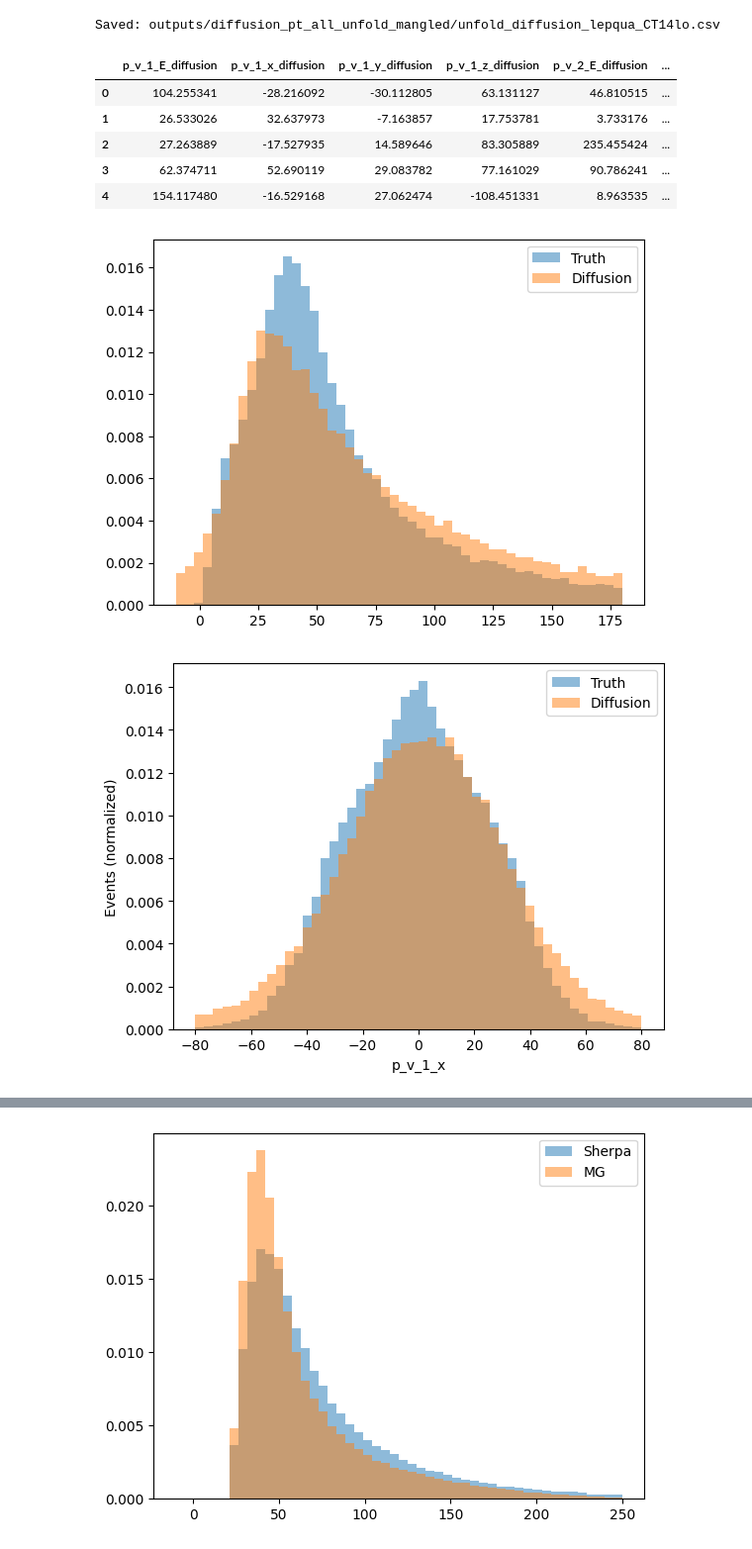
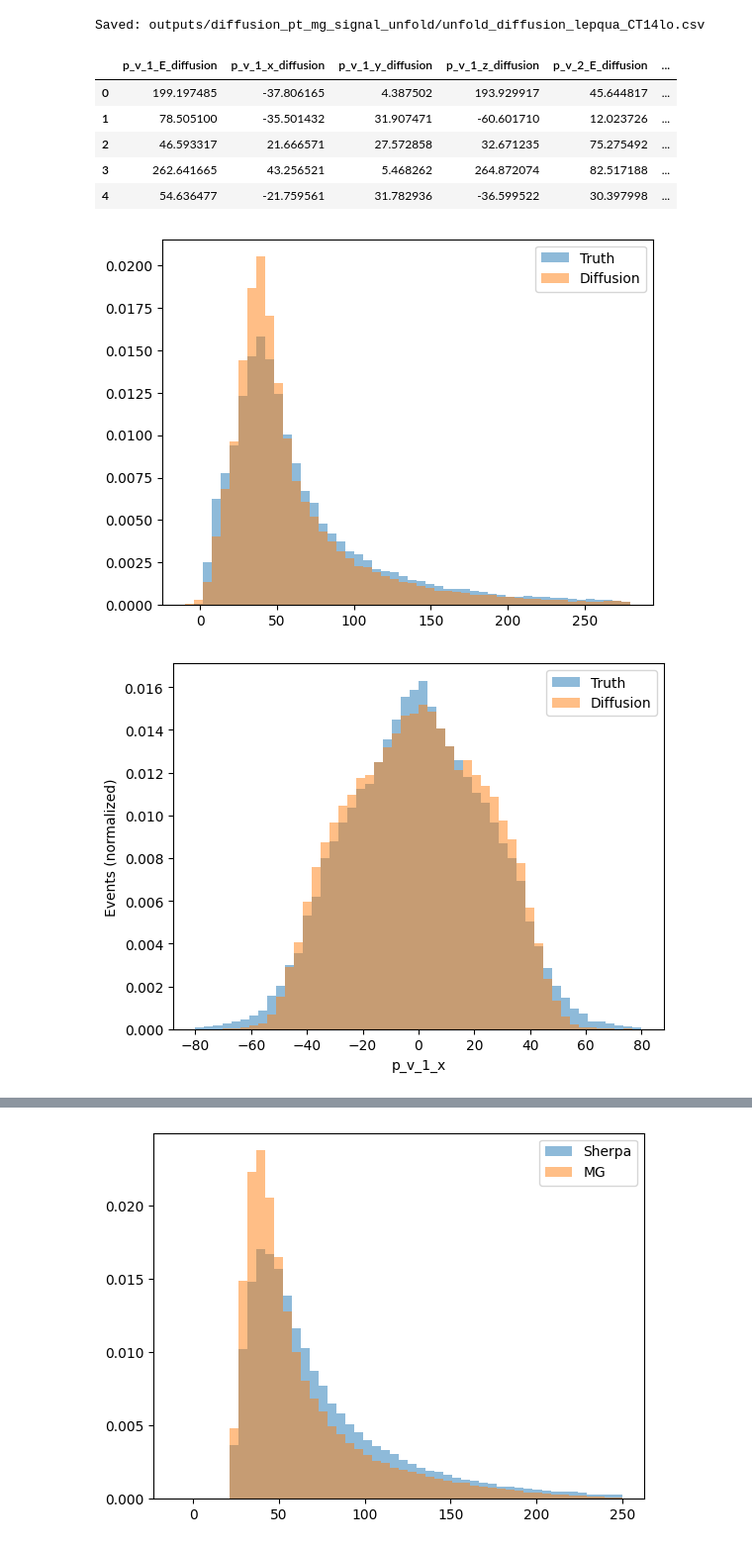
Before and after one commit to lennartvoelz/MLUnfoldingForBellTests, a Jupyter notebook: diff.ipynb, the cells around one changed output, grey strips where cells are left out. Shown at 99% size. Saved outputs shown, nothing was run; the diff lists cells and outputs as text; code cells hidden in the pictures.

```diff
--- a/diff.ipynb
+++ b/diff.ipynb
@@ -2,7 +2,7 @@
 import numpy as np
 import pandas as pd
 # %%
-npy_path = "outputs/diffusion_pt_all_unfold_mangled/unfold_diffusion_lepqua_CT14lo.npy"
+npy_path = "outputs/diffusion_pt_mg_signal_unfold/unfold_diffusion_lepqua_CT14lo.npy"
 csv_path = npy_path.replace(".npy", ".csv")
 
 # Load .npy file
@@ -32,26 +32,26 @@ df.to_csv(csv_path, index=False)
 print(f"Saved: {csv_path}")
 df.head()
 # %% [output]
-Saved: outputs/diffusion_pt_all_unfold_mangled/unfold_diffusion_lepqua_CT14lo.csv
+Saved: outputs/diffusion_pt_mg_signal_unfold/unfold_diffusion_lepqua_CT14lo.csv
 |  | p_v_1_E_diffusion | p_v_1_x_diffusion | p_v_1_y_diffusion | p_v_1_z_diffusion | p_v_2_E_diffusion | ... |
-| 0 | 104.255341 | -28.216092 | -30.112805 | 63.131127 | 46.810515 | ... |
-| 1 | 26.533026 | 32.637973 | -7.163857 | 17.753781 | 3.733176 | ... |
-| 2 | 27.263889 | -17.527935 | 14.589646 | 83.305889 | 235.455424 | ... |
-| 3 | 62.374711 | 52.690119 | 29.083782 | 77.161029 | 90.786241 | ... |
-| 4 | 154.117480 | -16.529168 | 27.062474 | -108.451331 | 8.963535 | ... |
+| 0 | 199.197485 | -37.806165 | 4.387502 | 193.929917 | 45.644817 | ... |
+| 1 | 78.505100 | -35.501432 | 31.907471 | -60.601710 | 12.023726 | ... |
+| 2 | 46.593317 | 21.666571 | 27.572858 | 32.671235 | 75.275492 | ... |
+| 3 | 262.641665 | 43.256521 | 5.468262 | 264.872074 | 82.517188 | ... |
+| 4 | 54.636477 | -21.759561 | 31.782936 | -36.599522 | 30.397998 | ... |
 # %%
 # Load truth data
 truth_data = pd.read_csv("data/hww_sherpa_1M_MG_final_truth_cuts.csv")
 # %%
 # Plot comparison of neutrinos of truth and diffusion
 import matplotlib.pyplot as plt
 
-plt.hist(truth_data["p_v_1_E_truth"], bins=50, alpha=0.5, label="Truth", range=(-10, 180), density=True)
-plt.hist(df["p_v_1_E_diffusion"], bins=50, alpha=0.5, label="Diffusion", range=(-10, 180), density=True)
+plt.hist(truth_data["p_v_1_E_truth"], bins=50, alpha=0.5, label="Truth", range=(-10, 280), density=True)
+plt.hist(df["p_v_1_E_diffusion"], bins=50, alpha=0.5, label="Diffusion", range=(-10, 280), density=True)
 plt.legend()
 plt.show()
 # %% [output]
-[figure, old version]
+[figure, new version]
 # %%
 plt.hist(truth_data["p_v_1_x_truth"], bins=50, alpha=0.5, label="Truth", range=(-80, 80), density=True)
 plt.hist(df["p_v_1_x_diffusion"], bins=50, alpha=0.5, label="Diffusion", range=(-80, 80), density=True)
@@ -60,4 +60,4 @@ plt.xlabel("p_v_1_x")
 plt.ylabel("Events (normalized)")
 plt.show()
 # %% [output]
-[figure, old version]
+[figure, new version]
```
Also changed, not shown: parts of 2 cells of this notebook, 11 other files.
